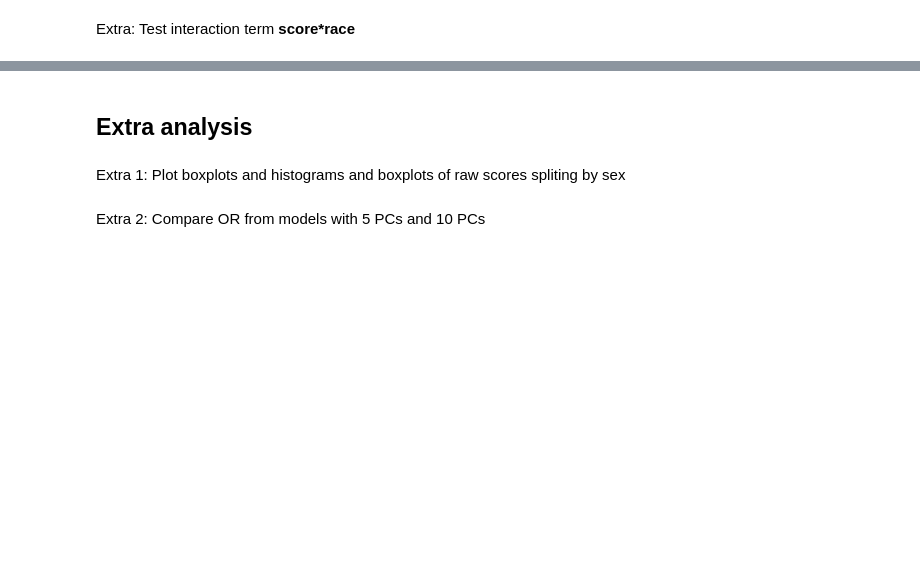
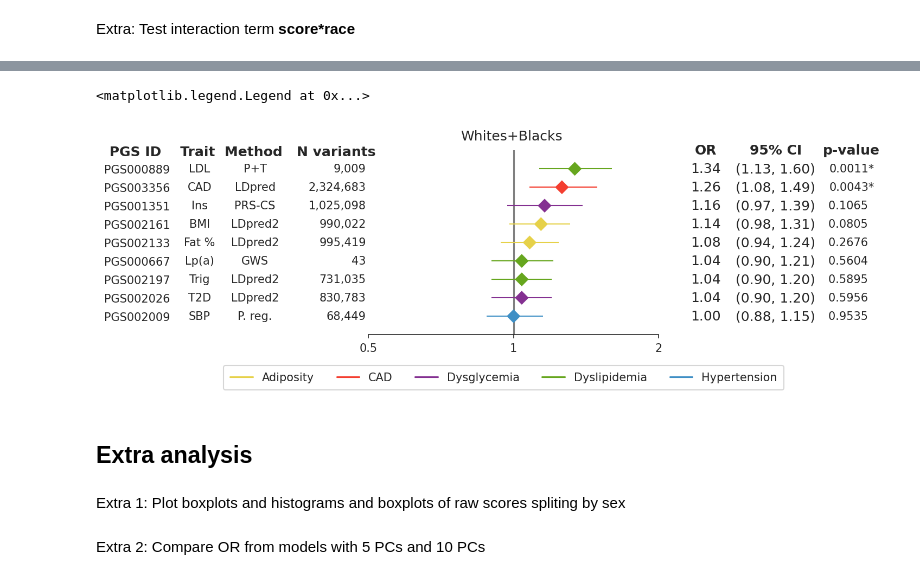
Before and after one commit to rodrigoguarischi/sea, a Jupyter notebook: calculate_grs_odds_ratios_and_create_plots.ipynb, the cells around one changed output, grey strips where cells are left out. Saved outputs shown, nothing was run; the diff lists cells and outputs as text; code cells hidden in the pictures; blank space fills up the shorter version.

```diff
--- a/calculate_grs_odds_ratios_and_create_plots.ipynb
+++ b/calculate_grs_odds_ratios_and_create_plots.ipynb
@@ -774,7 +779,7 @@ sea_dataset_subset = sea_dataset_full[ sea_dataset_full["race"] == "white" ]
 # Create a dependent variable named "Case_recoded" based on column "Case", conding it as 0 and 1 to fit glm
 sea_dataset_subset = sea_dataset_subset.assign( Case_recoded=sea_dataset_subset["Case"].replace(True, 1).replace(False, 0) )
 
-for grs in [ 'PGS000889', 'PGS000018' ]:
+for grs in [ 'PGS000889', 'PGS003356' ]:
 
     raw_score_name = "_".join( ("topmed", "r0", grs ) )
     standardize_score_name = "_".join( ("white", "topmed", "r0", grs) )
@@ -784,7 +789,7 @@ for grs in [ 'PGS000889', 'PGS000018' ]:
 
 # Fit a logistic model using standardize scores and save it
 logit_model_LDL_CAD = sm.formula.glm(
-"Case_recoded ~ white_topmed_r0_PGS000889 + white_topmed_r0_PGS000018 + age + sex + PC1 + PC2 + PC3 + PC4 + PC5 + PC6 + PC7 + PC8 + PC9 + PC10",
+"Case_recoded ~ white_topmed_r0_PGS000889 + white_topmed_r0_PGS003356 + age + sex + PC1 + PC2 + PC3 + PC4 + PC5 + PC6 + PC7 + PC8 + PC9 + PC10",
     family=sm.families.Binomial(),
     data=sea_dataset_subset).fit()
 
@@ -793,7 +798,7 @@ print( logit_model_LDL_CAD.summary() )
 # Transform values to OR, pvalue and CI
 li = []
 
-for model_variable in [ "white_topmed_r0_PGS000889", "white_topmed_r0_PGS000018" ]:
+for model_variable in [ "white_topmed_r0_PGS000889", "white_topmed_r0_PGS003356" ]:
 
     model_variable_series = {
     "odds_ratio": np.exp( logit_model_LDL_CAD.params )[ model_variable ],
@@ -951,18 +999,18 @@ def get_models_subset(reference_panel_id, grs_subset, threshold ):
 
     return( models_subset )
 
-# Define acronym and classes of selected scores
+# Define score_info and classes of selected scores
 grs_subset_and_info = {
-    "PGS000018": ["CAD  ", "CAD"],
-    "PGS000889": [" LDL  ", "Dyslipidemia"],
-    "PGS002133": ["Fat %", "Adiposity"],
-    "PGS001351": ["  Ins  ", "Dysglycemia"],
-    # "PGS002114": ["DBP", "Hypertension"],
-    "PGS002161": [" BMI  ", "Adiposity"],
-    "PGS000667": ["Lp(a) ", "Dyslipidemia"],
-    "PGS002197": [" Trig  ", "Dyslipidemia"],
-    "PGS002026": [" T2D  ", "Dysglycemia"],
-    "PGS002009": [" SBP  ", "Hypertension"]
+    "PGS003356": ["CAD", "LDpred", "2,324,683", "CAD"],
+    # "PGS000018": ["CAD", "metaGRS", "1,745,179", "CAD"],
+    "PGS000889": ["LDL", "P+T", "9,009", "Dyslipidemia"],
+    "PGS002133": ["Fat %", "LDpred2", "995,419", "Adiposity"],
+    "PGS001351": ["Ins", "PRS-CS", "1,025,098", "Dysglycemia"],
+    "PGS002161": ["BMI", "LDpred2", "990,022", "Adiposity"],
+    "PGS000667": ["Lp(a)", "GWS", "43", "Dyslipidemia"],
+    "PGS002197": ["Trig", "LDpred2", "731,035", "Dyslipidemia"],
+    "PGS002026": ["T2D", "LDpred2", "830,783", "Dysglycemia"],
+    "PGS002009": ["SBP", "P. reg.", "68,449", "Hypertension"]
     }
 class_to_color = {
     "CAD": sns.color_palette( n_colors=40, palette="CMRmap" )[19],
@@ -974,37 +1022,56 @@ class_to_color = {
 
 # Subset based on criterias and save to a new dataframe
 models_subset = get_models_subset( "topmed", grs_subset_and_info.keys(), "r0")
 
 # Assign classes and colors to each score
-models_subset = models_subset.assign( acronym=[ grs_subset_and_info[ elem ][0] for elem in models_subset["GRS"].to_list() ] )
-models_subset = models_subset.assign( grs_class=[ grs_subset_and_info[ elem ][1] for elem in models_subset["GRS"].to_list() ] )
+models_subset = models_subset.assign( trait_abbreviation=[ grs_subset_and_info[ elem ][0] for elem in models_subset["GRS"].to_list() ] )
+models_subset = models_subset.assign( dev_method=[ grs_subset_and_info[ elem ][1] for elem in models_subset["GRS"].to_list() ] )
+models_subset = models_subset.assign( n_variants=[ grs_subset_and_info[ elem ][2] for elem in models_subset["GRS"].to_list() ] )
+models_subset = models_subset.assign( grs_class=[ grs_subset_and_info[ elem ][3] for elem in models_subset["GRS"].to_list() ] )
 models_subset = models_subset.assign( color=[ class_to_color[ elem ] for elem in models_subset["grs_class"].to_list() ] )
 
 # Test p-values to see if they survive to multiple testing correction (FDR)
 fdr_result = fdrcorrection( models_subset["score_pvalue"].to_list() )
 models_subset = models_subset.assign( adjusted_p=fdr_result[1] )
 models_subset = models_subset.assign( fdr_significant=fdr_result[0] )
 
 # Create plot
 p = EffectMeasurePlot(
-    label=[ "{0}     {1}       {2:.3f}{3}".format(row["GRS"], row["acronym"], row["score_pvalue"], "*" if( row["fdr_significant"] ) else "  " ) for index, row in models_subset.iterrows() ],
+    label=[ "{0}                                                     ".format( row["GRS"] ) for index, row in models_subset.iterrows() ],
     effect_measure=[ "{0:.2f}".format(row["odds_ratio"]) for index, row in models_subset.iterrows() ],
     lcl=[ "{0:.2f}".format(row["conf_interval_lower"]) for index, row in models_subset.iterrows() ],
     ucl=[ "{0:.2f}".format(row["conf_interval_upper"]) for index, row in models_subset.iterrows() ]
     )
-# Adjust axis, labels, titles and frame
-p.labels(effectmeasure='OR', scale='log')
+# # Adjust axis, labels, titles and frame (sets OR and CI labels to null to use bold fontweight on them)
+p.labels(effectmeasure='', conf_int='', scale='log')
 p.colors(pointshape="D", pointcolor=models_subset["color"], errorbarcolor=models_subset["color"] )
 ax=p.plot(figsize=(7,3), t_adjuster=0.05, min_value=0.5, max_value=2)
-plt.suptitle("     PGS ID    Trait    p-value", x=-0.05, y=0.90, fontweight="bold")
-plt.title("Whites+Blacks                     Odds Ratio per SD increase", loc="right",x=1.2, y=1.02)
+plt.suptitle(" PGS ID    Trait  Method   N variants", x=-0.1, y=0.90, fontweight="bold")
+plt.title("Whites+Blacks", loc="center",x=-1.15, y=1.02)
+plt.text( x=0.25, y=1, ha='center', va="center", s="OR", fontsize=12, fontweight="bold")
+plt.text( x=0.753, y=1, ha='center', va="center", s="95% CI", fontsize=12, fontweight="bold")
 ax.spines['top'].set_visible(False)
 ax.spines['right'].set_visible(False)
 ax.spines['bottom'].set_visible(True)
 ax.spines['left'].set_visible(False)
+ax.tick_params( axis='x', which="minor", bottom=False )
+
+# Add right column with score p-values and mark with * the ones that survive FDR
+plt.text( x=1.3, y=1, ha='center', va="center", s="p-value", fontsize=12, fontweight="bold")
+
+p_value_y_pos = 0.9
+for index, row in models_subset.iterrows():
+    plt.text( x=-3.4, y=p_value_y_pos, ha='center', va="center", s="{0}".format( row["trait_abbreviation"] ), fontsize=10)
+    plt.text( x=-3, y=p_value_y_pos, ha='center', va="center", s="{0}".format( row["dev_method"] ), fontsize=10)
+    plt.text( x=-2.2, y=p_value_y_pos, ha='right', va="center", s="{0}".format( row["n_variants"] ), fontsize=10)
+    plt.text( x=1.3, y=p_value_y_pos, ha='center', va="center", s="{0:.4f}{1}".format( row["score_pvalue"], "*" if( row["fdr_significant"] ) else "  "), fontsize=10)
+    p_value_y_pos-=0.1
 
 # Add legend
 trait_handles = []
 for grs_class in sorted( set( models_subset[ "grs_class" ] )  ):
     trait_handles.append( mlines.Line2D([], [], label=grs_class, color=class_to_color[grs_class], marker='_', markersize=15) )
 ax.legend(handles=trait_handles, loc=(-0.5, -0.3), shadow=False, borderpad=0.6, ncol=5)
+# %% [output]
+<matplotlib.legend.Legend at 0x...>
+[figure, added]
```
Also changed, not shown: parts of 12 cells of this notebook, 2 other files.
